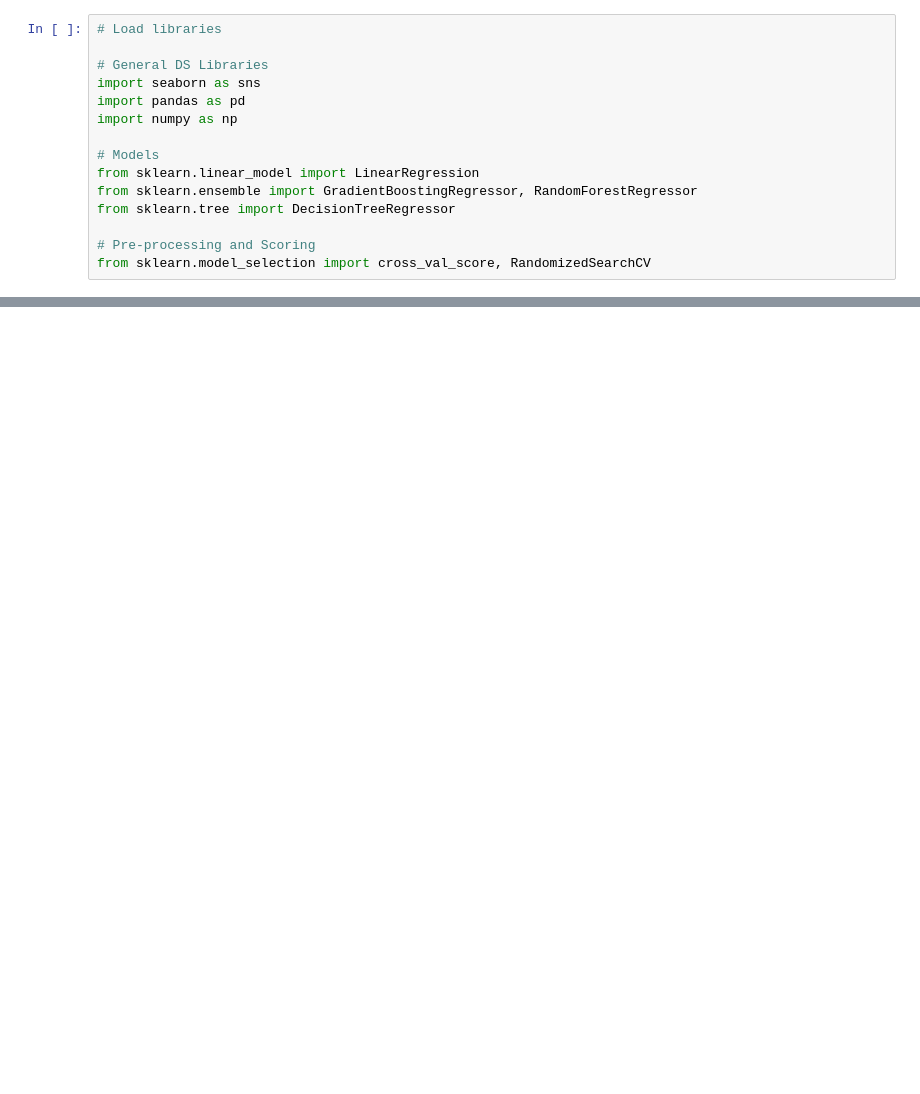
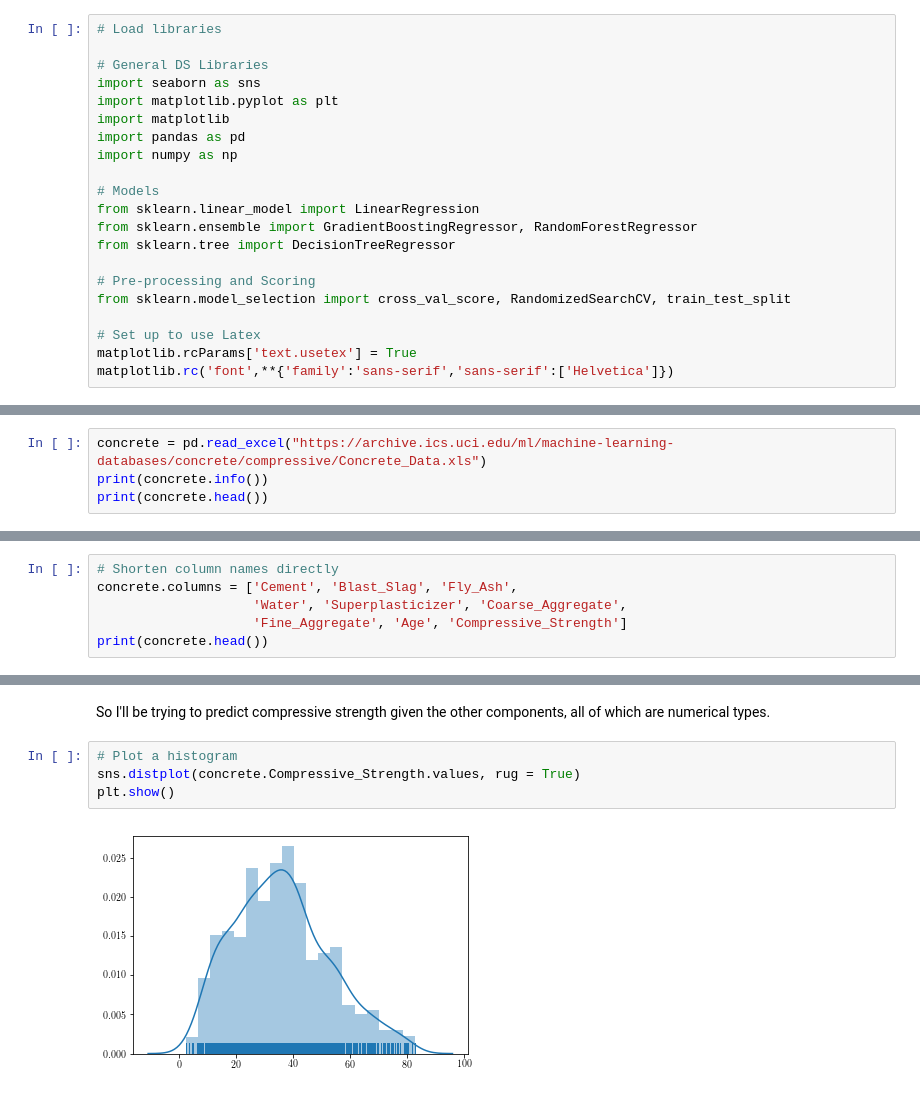
Before and after one commit to marichards/DS_Pipelines, a Jupyter notebook: Regression.ipynb, the cells around one changed output, grey strips where cells are left out. Saved outputs shown, nothing was run; the diff lists cells and outputs as text; blank space fills up the shorter version.

```diff
--- a/Regression.ipynb
+++ b/Regression.ipynb
@@ -7,6 +7,8 @@ In this notebook, I'll demonstrate workflows for performing linear regression. F
 
 # General DS Libraries
 import seaborn as sns
+import matplotlib.pyplot as plt
+import matplotlib
 import pandas as pd
 import numpy as np
 
@@ -16,5 +18,9 @@ from sklearn.ensemble import GradientBoostingRegressor, RandomForestRegressor
 from sklearn.tree import DecisionTreeRegressor
 
 # Pre-processing and Scoring
-from sklearn.model_selection import cross_val_score, RandomizedSearchCV
+from sklearn.model_selection import cross_val_score, RandomizedSearchCV, train_test_split
+
+# Set up to use Latex
+matplotlib.rcParams['text.usetex'] = True
+matplotlib.rc('font',**{'family':'sans-serif','sans-serif':['Helvetica']})
 # %% [markdown]
@@ -45,0 +30,4 @@ None
+# %%
+concrete = pd.read_excel("https://archive.ics.uci.edu/ml/machine-learning-databases/concrete/compressive/Concrete_Data.xls")
+print(concrete.info())
+print(concrete.head())
@@ -45,0 +54,6 @@ None
+# %%
+# Shorten column names directly
+concrete.columns = ['Cement', 'Blast_Slag', 'Fly_Ash',
+                    'Water', 'Superplasticizer', 'Coarse_Aggregate',
+                    'Fine_Aggregate', 'Age', 'Compressive_Strength']
+print(concrete.head())
@@ -45,0 +74,8 @@ None
+# %% [markdown]
+So I'll be trying to predict compressive strength given the other components, all of which are numerical types.
+# %%
+# Plot a histogram
+sns.distplot(concrete.Compressive_Strength.values, rug = True)
+plt.show()
+# %% [output]
+[figure, added]
```
Also changed, not shown: parts of 31 cells of this notebook.
